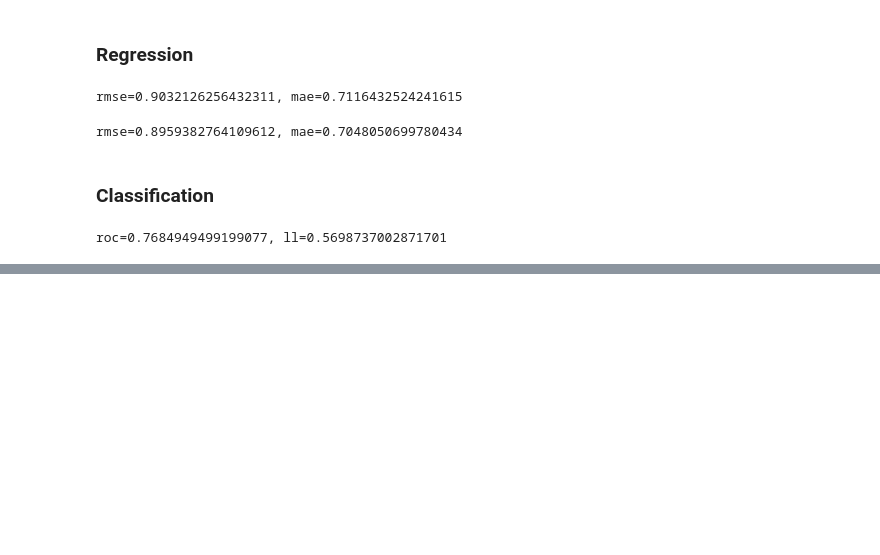
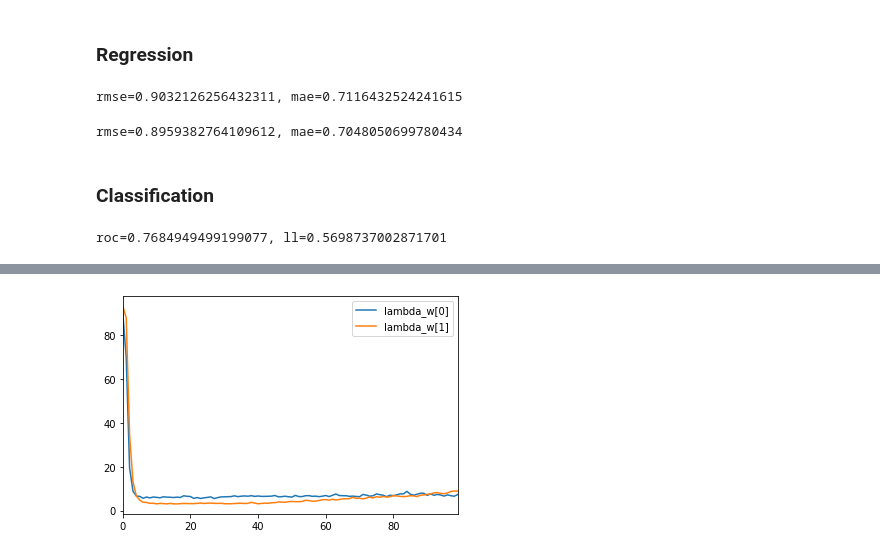
Before and after one commit to tohtsky/myFM, a Jupyter notebook: examples/ml-100k.ipynb, the cells around one changed output, grey strips where cells are left out. Drawn from its saved outputs; the diff is of its cells as text; code cells hidden in the pictures; blank space fills up the shorter version.

```diff
--- a/examples/ml-100k.ipynb
+++ b/examples/ml-100k.ipynb
@@ -93,0 +98,4 @@ plt.plot([ x.lambda_V.ravel() for x in fm.hypers_]);
+# %%
+trace[[c for c in trace.columns if c.startswith('lambda_w')]].plot();
+# %% [output]
+[figure, added]
```
Also changed, not shown: parts of 10 cells of this notebook, 3 other files.
